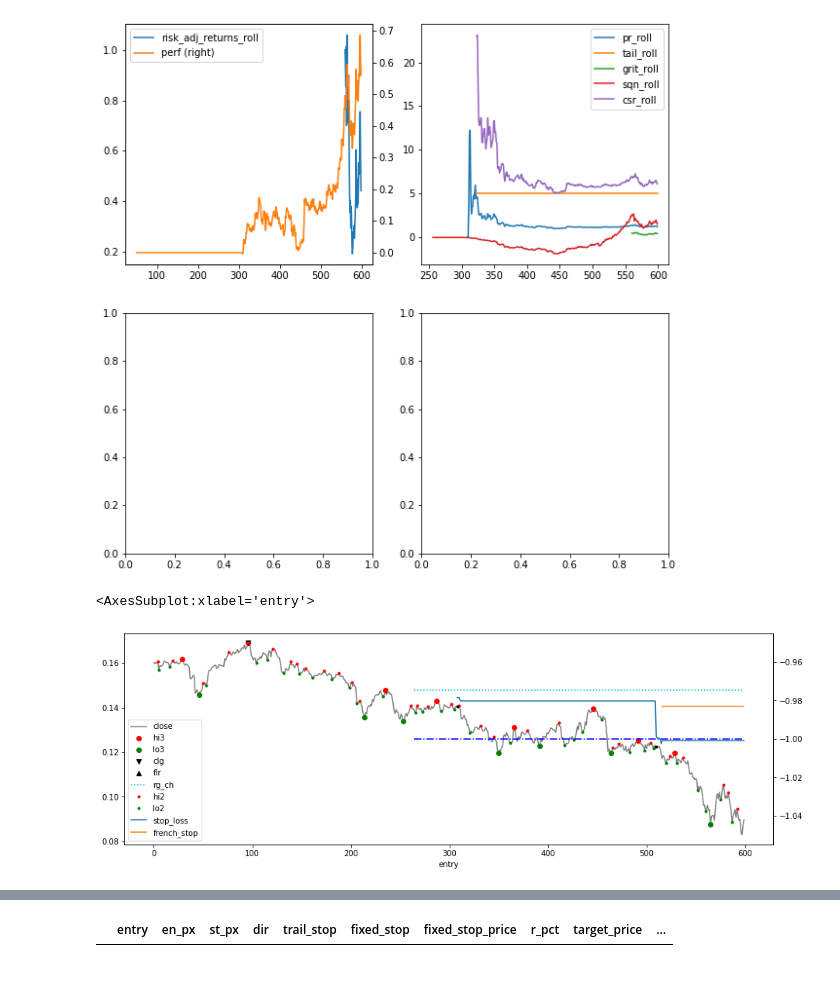
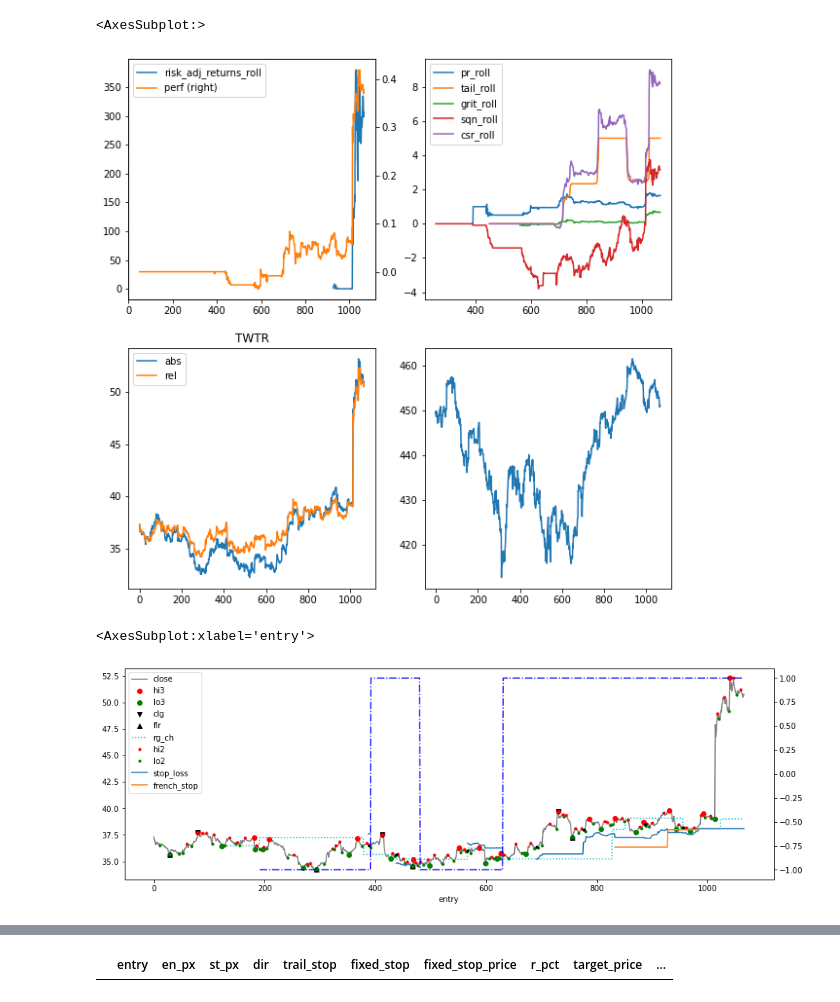
Before and after one commit to bjahnke/backtest_notebook, a Jupyter notebook: notes/backtester.ipynb, the cells around one changed output, grey strips where cells are left out. Saved outputs shown, nothing was run; the diff lists cells and outputs as text; code cells hidden in the pictures.

```diff
--- a/notes/backtester.ipynb
+++ b/notes/backtester.ipynb
@@ -21,11 +21,11 @@ _peak_path = _data_loader.file_path('peak_table.pkl')
 with open(_peak_path, 'rb') as f:
     _peak_table = pickle.load(f)
 
-# _bench_str = 'SPY'
-# _interval = '15m'
+_bench_str = 'SPY'
+_interval = '15m'
 _price_data = pd.read_csv(_data_loader.history_path(), index_col=0, header=[0,1]).astype('float64')
-# _bench = pd.read_csv(_data_loader.bench_path(), index_col=0).astype('float64')
-# _relative_rebased = sbtu.PriceGlob(_price_data).relative_rebased(_bench.close)
+_bench = pd.read_csv(_data_loader.bench_path(), index_col=0).astype('float64')
+_relative_rebased = sbtu.PriceGlob(_price_data).relative_rebased(_bench.close)
 _strategy_overview = pd.read_csv(_data_loader.file_path('stat_overview.csv'))
 
-_price_data_by_symbol = sbtu.PriceGlob(_price_data)
+_price_data_by_symbol = sbtu.PriceGlob(_price_data).swap_level()
@@ -38,27 +32,28 @@ _price_data['ZRX-USD', 'close'].plot()
 # %%
-symbol = 'BLZ-USD'
+symbol = 'TWTR'
 _strat_data = _strategy_lookup[symbol]
 _stats = _strategy_lookup[symbol].stat_historical
 _, axs = plt.subplots(2, 2)
 _stats[['risk_adj_returns_roll', 'perf']].plot(secondary_y=['perf'], ax=axs[0, 0], figsize=[10,10])
 plot_copy = _stats[['pr_roll', 'tail_roll', 'grit_roll', 'sqn_roll', 'csr_roll']]
 plot_copy.plot(ax=axs[0, 1])
 
 def get_abs_rel(_s):
     sd = _price_data_by_symbol.data[_s]
     rel = sur.simple_relative(sd, _bench.close).close
     return pd.DataFrame(
         data={
             'abs': sd.close,
             'rel': rel
         }
     )
 
 _symbol_data = _price_data_by_symbol.data[symbol]
-# get_abs_rel(symbol).plot(title=symbol, ax=axs[1, 0])
-# _bench.close.plot(ax=axs[1, 1])
+get_abs_rel(symbol).plot(title=symbol, ax=axs[1, 0])
+_bench.close.plot(ax=axs[1, 1])
 # %% [output]
+<AxesSubplot:>
-[figure, old version]
+[figure, new version]
 # %%
 epd = _strategy_lookup[symbol].enhanced_price_data.copy()
 epd['french_stop'] = _strategy_lookup[symbol].french_stop.stop_price
@@ -72,7 +67,7 @@ _en_cpy.index = _en_cpy.entry
 _en_cpy.en_px.plot(style='k.')
 # %% [output]
 <AxesSubplot:xlabel='entry'>
-[figure, old version]
+[figure, new version]
 # %%
 
 _pt = _strategy_lookup[symbol].peak_table.copy()
```
Also changed, not shown: parts of 8 cells of this notebook, 4 other files.
